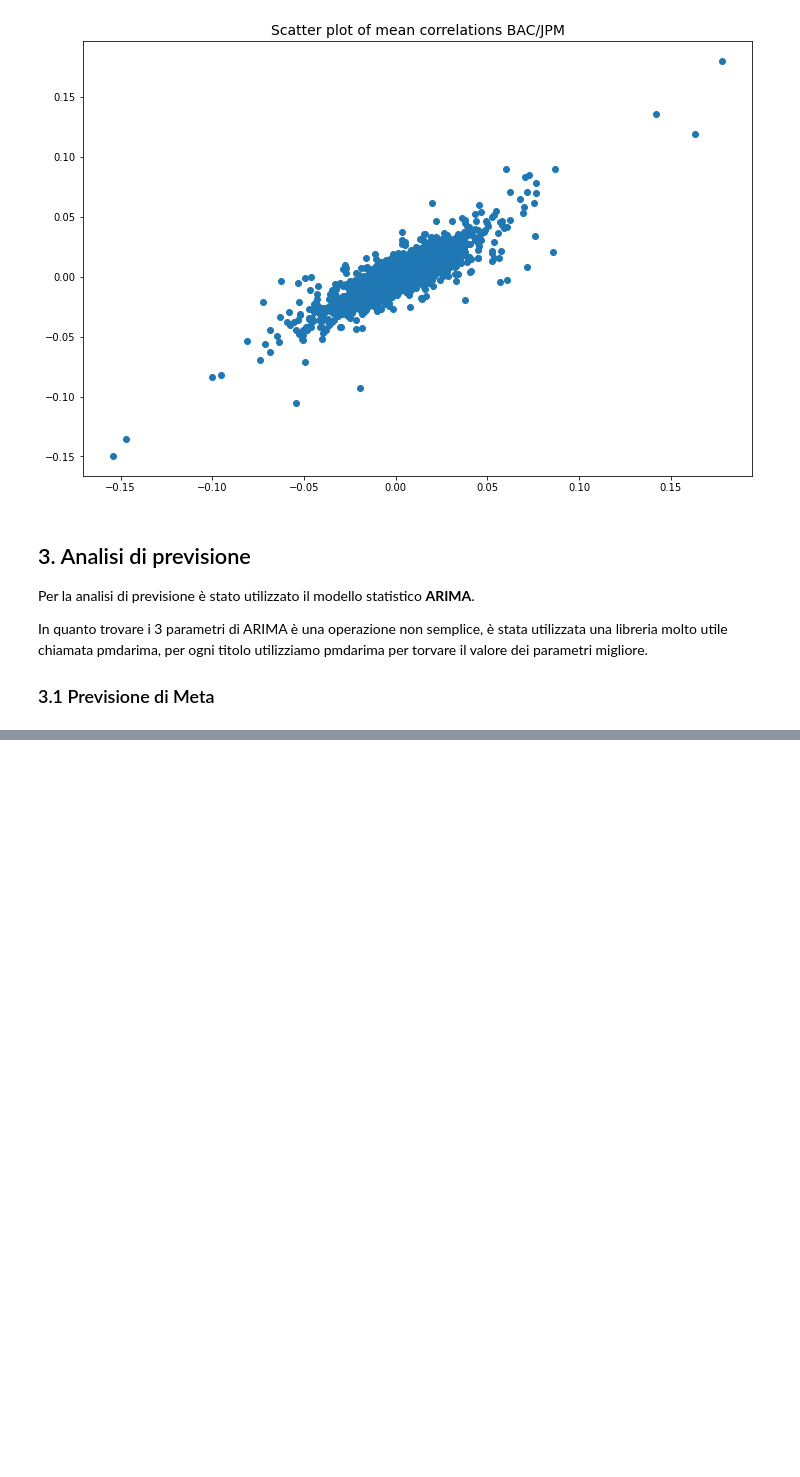
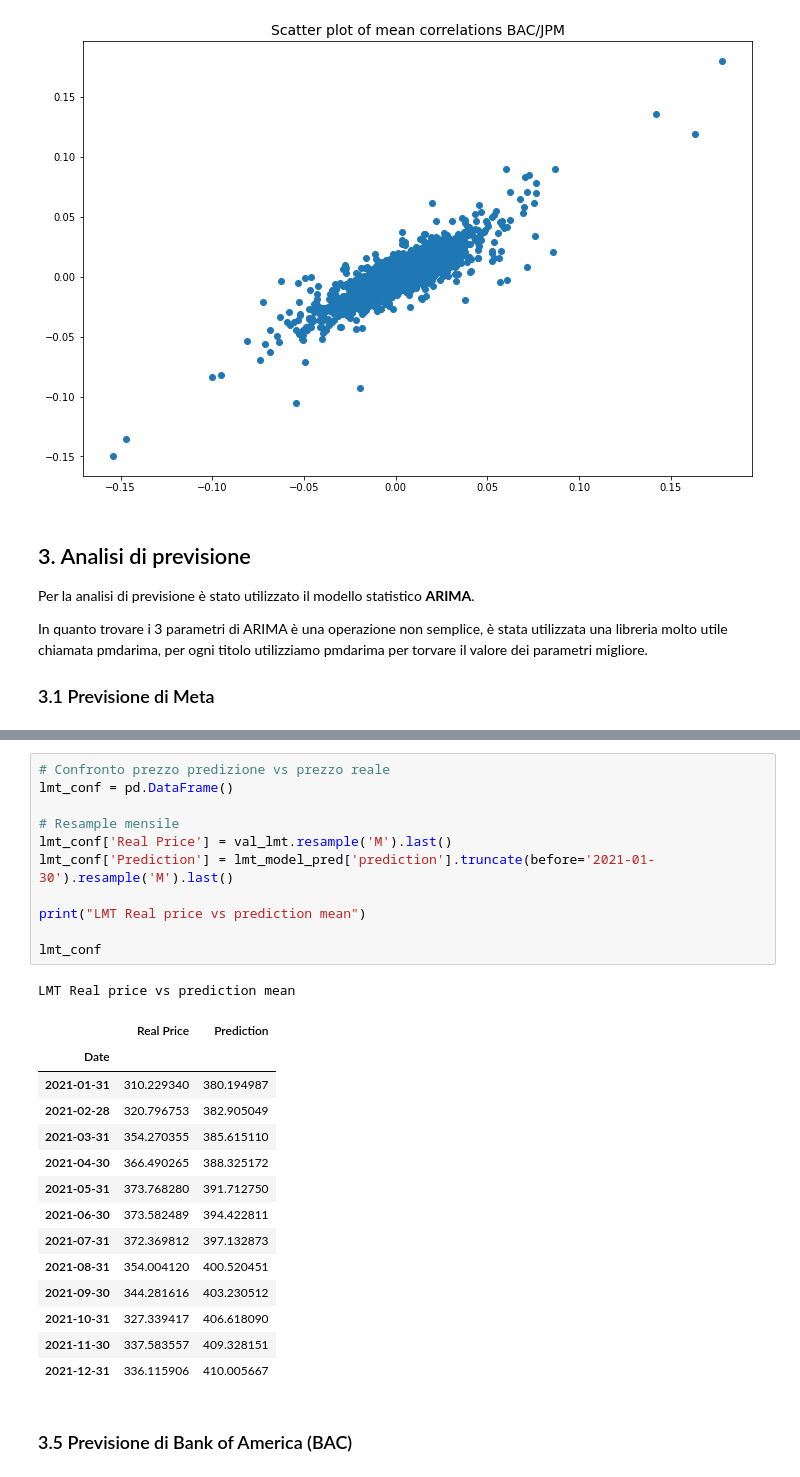
Before and after one commit to tommcamm/BISF-Project, a Jupyter notebook: python/Notebook del progetto.ipynb, the cells around one changed output, grey strips where cells are left out. Drawn from its saved outputs; the diff is of its cells as text; blank space fills up the shorter version.

```diff
--- a/python/Notebook del progetto.ipynb
+++ b/python/Notebook del progetto.ipynb
@@ -1865,0 +1779,29 @@ fig.set_size_inches(14, 8)
+# %%
+# Confronto prezzo predizione vs prezzo reale
+lmt_conf = pd.DataFrame()
+
+# Resample mensile
+lmt_conf['Real Price'] = val_lmt.resample('M').last()
+lmt_conf['Prediction'] = lmt_model_pred['prediction'].truncate(before='2021-01-30').resample('M').last()
+
+print("LMT Real price vs prediction mean")
+
+lmt_conf
+# %% [output]
+LMT Real price vs prediction mean
+|  | Real Price | Prediction |
+| Date |  |  |
+| 2021-01-31 | 310.229340 | 380.194987 |
+| 2021-02-28 | 320.796753 | 382.905049 |
+| 2021-03-31 | 354.270355 | 385.615110 |
+| 2021-04-30 | 366.490265 | 388.325172 |
+| 2021-05-31 | 373.768280 | 391.712750 |
+| 2021-06-30 | 373.582489 | 394.422811 |
+| 2021-07-31 | 372.369812 | 397.132873 |
+| 2021-08-31 | 354.004120 | 400.520451 |
+| 2021-09-30 | 344.281616 | 403.230512 |
+| 2021-10-31 | 327.339417 | 406.618090 |
+| 2021-11-30 | 337.583557 | 409.328151 |
+| 2021-12-31 | 336.115906 | 410.005667 |
+# %% [markdown]
+### 3.5 Previsione di Bank of America (BAC)
```
Also changed, not shown: parts of 50 cells of this notebook, 17 other files.
